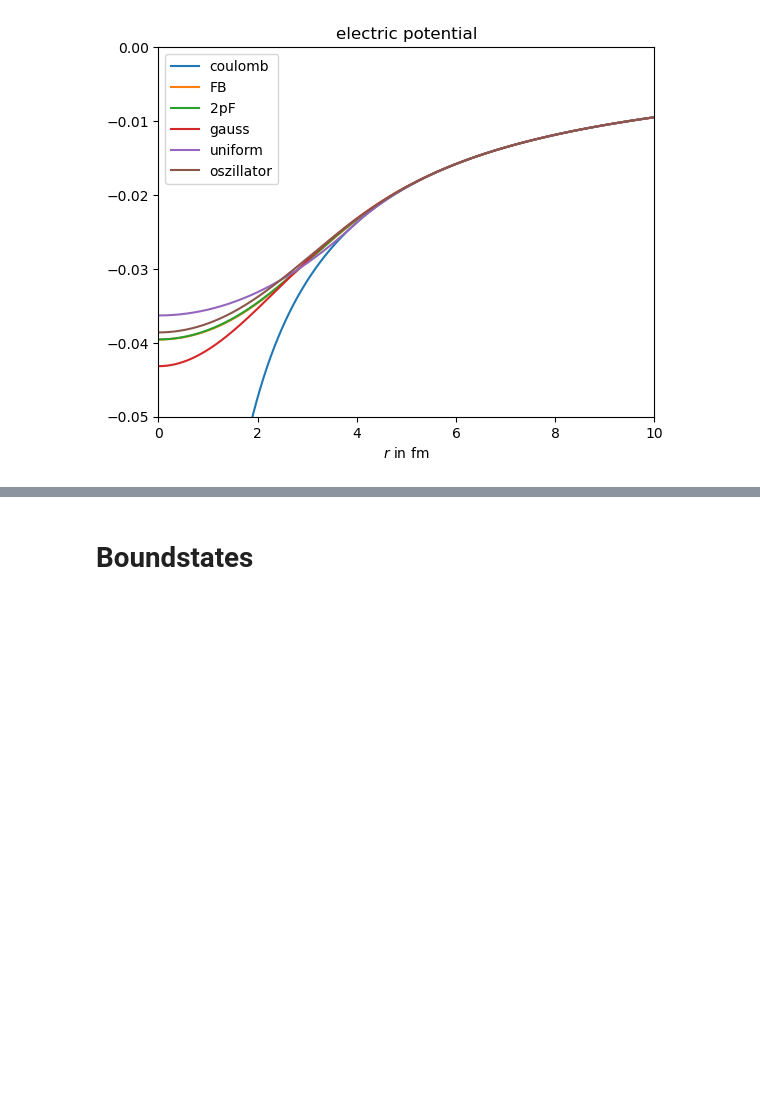
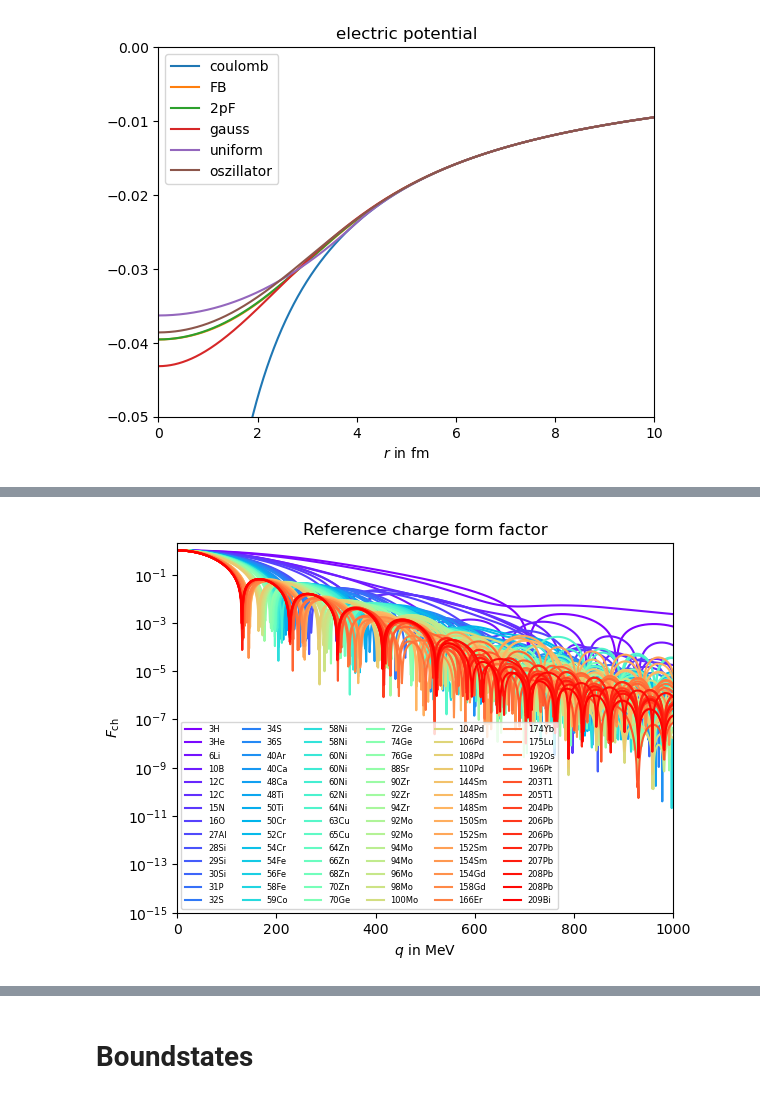
Before and after one commit to Partynumbers42/phasr, a Jupyter notebook: Example.ipynb, the cells around one changed output, grey strips where cells are left out. Saved outputs shown, nothing was run; the diff lists cells and outputs as text; code cells hidden in the pictures; blank space fills up the shorter version.

```diff
--- a/Example.ipynb
+++ b/Example.ipynb
@@ -111,0 +194,18 @@ plt.show()
+# %%
+N=len(nuclei)
+mpl.rcParams['axes.prop_cycle'] = mpl.cycler("color", mpl.cm.rainbow(np.linspace(0,1,N))) #mpl.cycler(color=["r", "k", "c"])
+
+q=np.arange(1,1000,1.)
+for nucleus_name in nuclei:
+    nucleus = nuclei[nucleus_name]
+    plt.plot(q,np.abs(nucleus.form_factor(q)),label=nucleus_name[:-5])
+plt.ylim(1e-15,2)
+plt.xlim(0,1000)
+plt.title(r'Reference charge form factor')
+plt.yscale('log')
+plt.ylabel(r'$F_\operatorname{ch}$')
+plt.xlabel(r'$q$ in MeV')
+plt.legend(loc='lower left',fontsize=6,ncol=6)
+plt.show()
+# %% [output]
+[figure, added]
```
Also changed, not shown: parts of 9 cells of this notebook, 5 other files.
